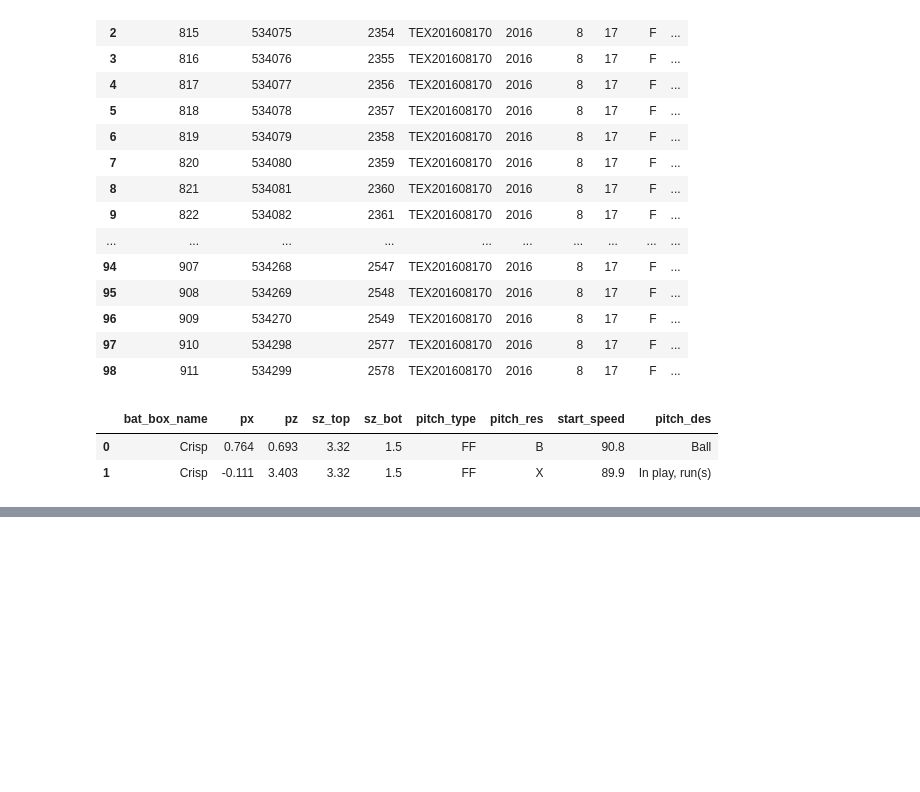
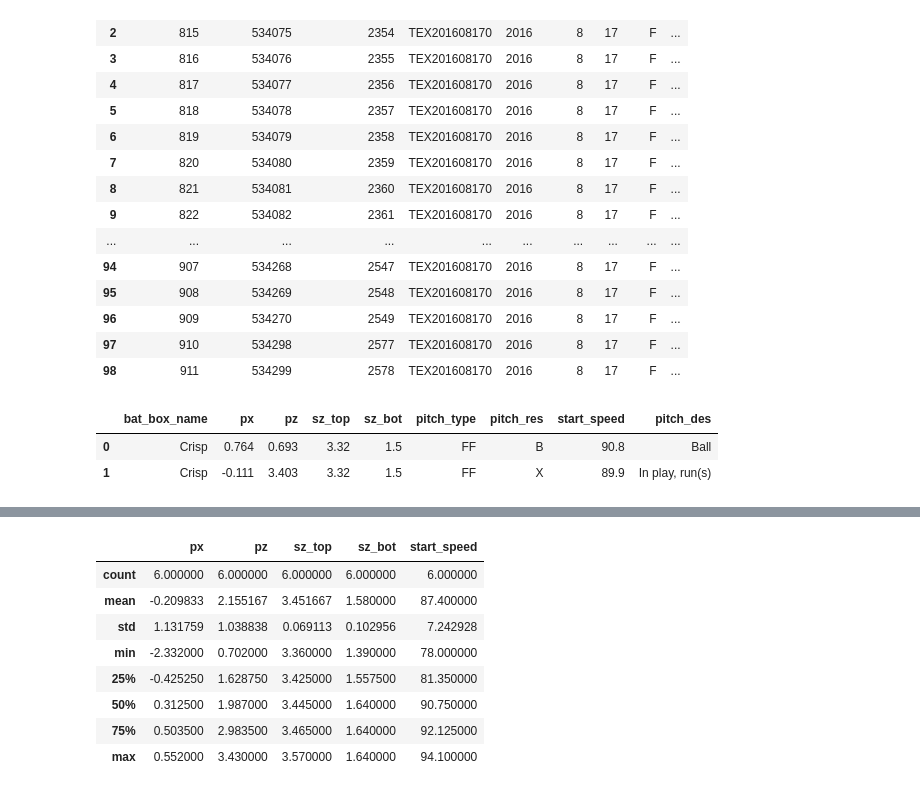
Before and after one commit to Shinichi-Nakagawa/pitchpx-example-pitchfx, a Jupyter notebook: yu_darvish_20160817_pitched.ipynb, the cells around one changed output, grey strips where cells are left out. Saved outputs shown, nothing was run; the diff lists cells and outputs as text; code cells hidden in the pictures; blank space fills up the shorter version.

```diff
--- a/yu_darvish_20160817_pitched.ipynb
+++ b/yu_darvish_20160817_pitched.ipynb
@@ -136,0 +140,15 @@ ax.legend()
+# %%
+#  inning 1 Darvish VS Valencia(Strike out)
+# data
+df_1_v = df.query('inning_number==1 and bat_box_name=="Valencia"')
+df_1_v[['bat_box_name', 'px', 'pz', 'sz_top', 'sz_bot', 'pitch_type', 'pitch_res', 'start_speed', 'pitch_des']].describe()
+# %% [output]
+|  | px | pz | sz_top | sz_bot | start_speed |
+| count | 6.000000 | 6.000000 | 6.000000 | 6.000000 | 6.000000 |
+| mean | -0.209833 | 2.155167 | 3.451667 | 1.580000 | 87.400000 |
+| std | 1.131759 | 1.038838 | 0.069113 | 0.102956 | 7.242928 |
+| min | -2.332000 | 0.702000 | 3.360000 | 1.390000 | 78.000000 |
+| 25% | -0.425250 | 1.628750 | 3.425000 | 1.557500 | 81.350000 |
+| 50% | 0.312500 | 1.987000 | 3.445000 | 1.640000 | 90.750000 |
+| 75% | 0.503500 | 2.983500 | 3.465000 | 1.640000 | 92.125000 |
+| max | 0.552000 | 3.430000 | 3.570000 | 1.640000 | 94.100000 |
```
Also changed, not shown: parts of 3 cells of this notebook.
